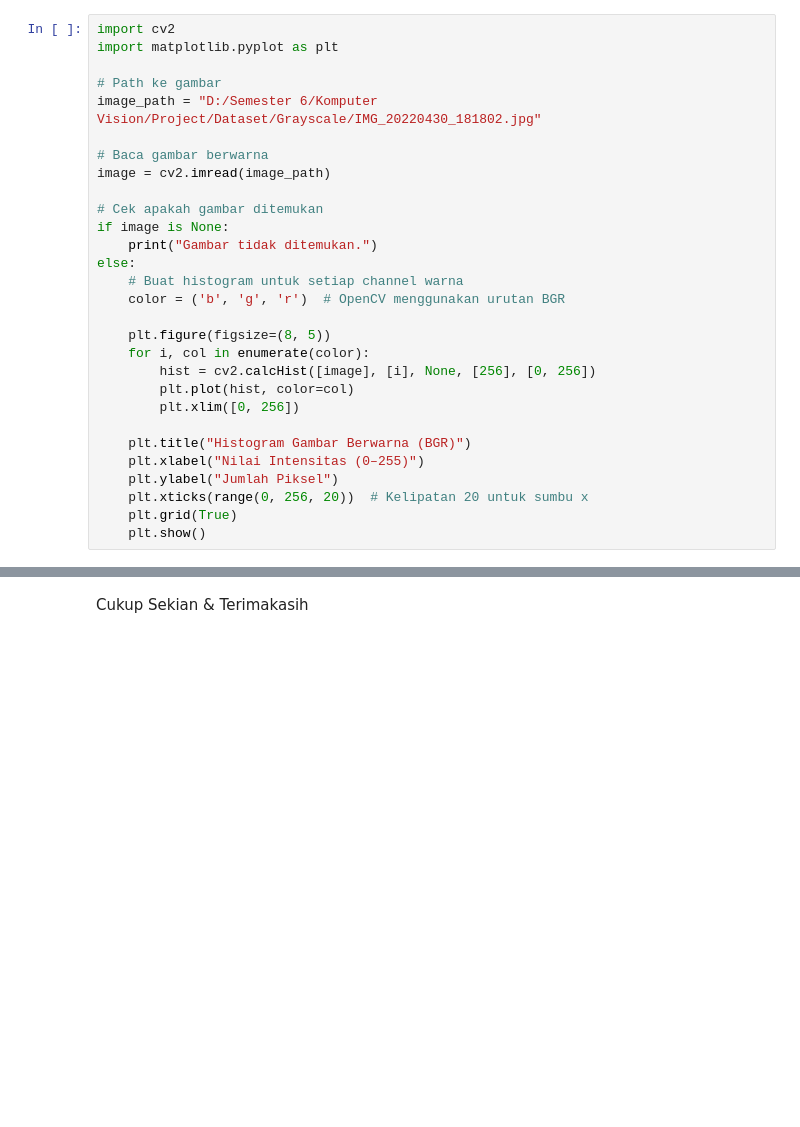
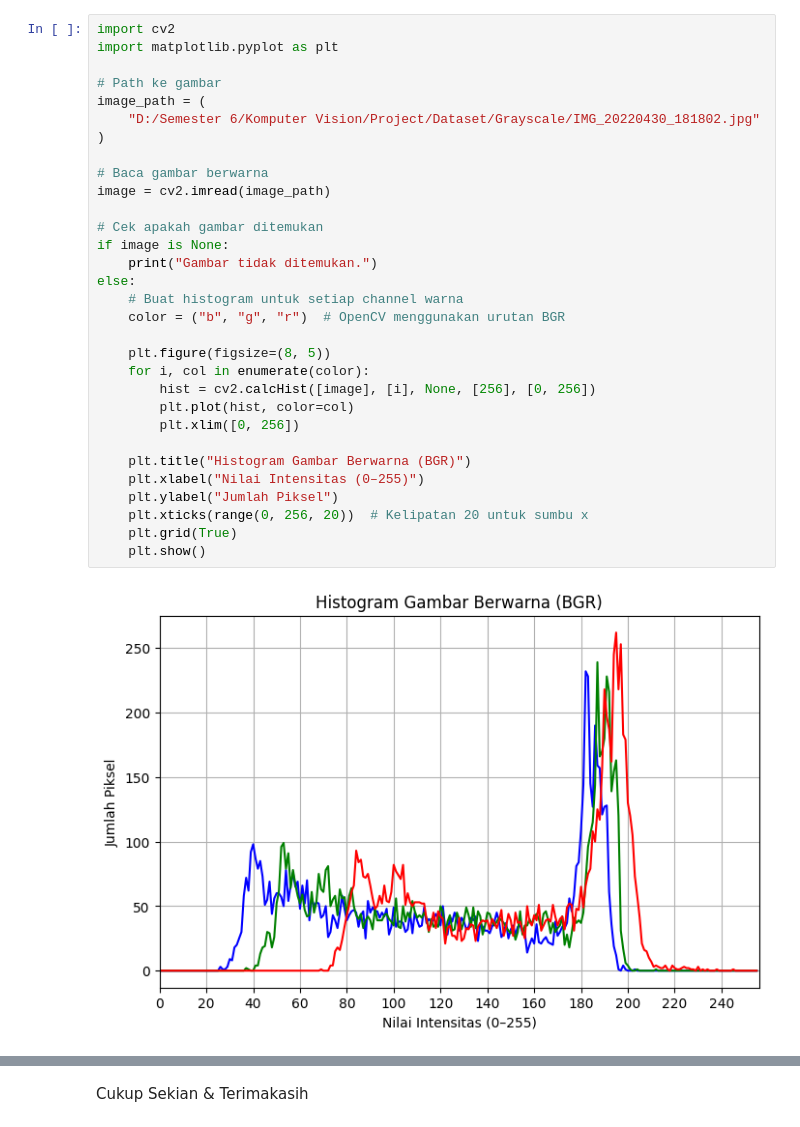
Before and after one commit to accelaries/velocity-command, a Jupyter notebook: coba1.ipynb, the cells around one changed output, grey strips where cells are left out. Cells and saved outputs as stored; diff of their text form; blank space fills up the shorter version.

```diff
--- a/coba1.ipynb
+++ b/coba1.ipynb
@@ -105,32 +122,36 @@ else:
 # %%
 import cv2
 import matplotlib.pyplot as plt
 
 # Path ke gambar
-image_path = "D:/Semester 6/Komputer Vision/Project/Dataset/Grayscale/IMG_20220430_181802.jpg"
+image_path = (
+    "D:/Semester 6/Komputer Vision/Project/Dataset/Grayscale/IMG_20220430_181802.jpg"
+)
 
 # Baca gambar berwarna
 image = cv2.imread(image_path)
 
 # Cek apakah gambar ditemukan
 if image is None:
     print("Gambar tidak ditemukan.")
 else:
     # Buat histogram untuk setiap channel warna
-    color = ('b', 'g', 'r')  # OpenCV menggunakan urutan BGR
+    color = ("b", "g", "r")  # OpenCV menggunakan urutan BGR
 
     plt.figure(figsize=(8, 5))
     for i, col in enumerate(color):
         hist = cv2.calcHist([image], [i], None, [256], [0, 256])
         plt.plot(hist, color=col)
         plt.xlim([0, 256])
 
     plt.title("Histogram Gambar Berwarna (BGR)")
     plt.xlabel("Nilai Intensitas (0–255)")
     plt.ylabel("Jumlah Piksel")
     plt.xticks(range(0, 256, 20))  # Kelipatan 20 untuk sumbu x
     plt.grid(True)
     plt.show()
+# %% [output]
+[figure, added]
 # %%
 import cv2
 import matplotlib.pyplot as plt
```
Also changed, not shown: parts of 8 cells of this notebook.
